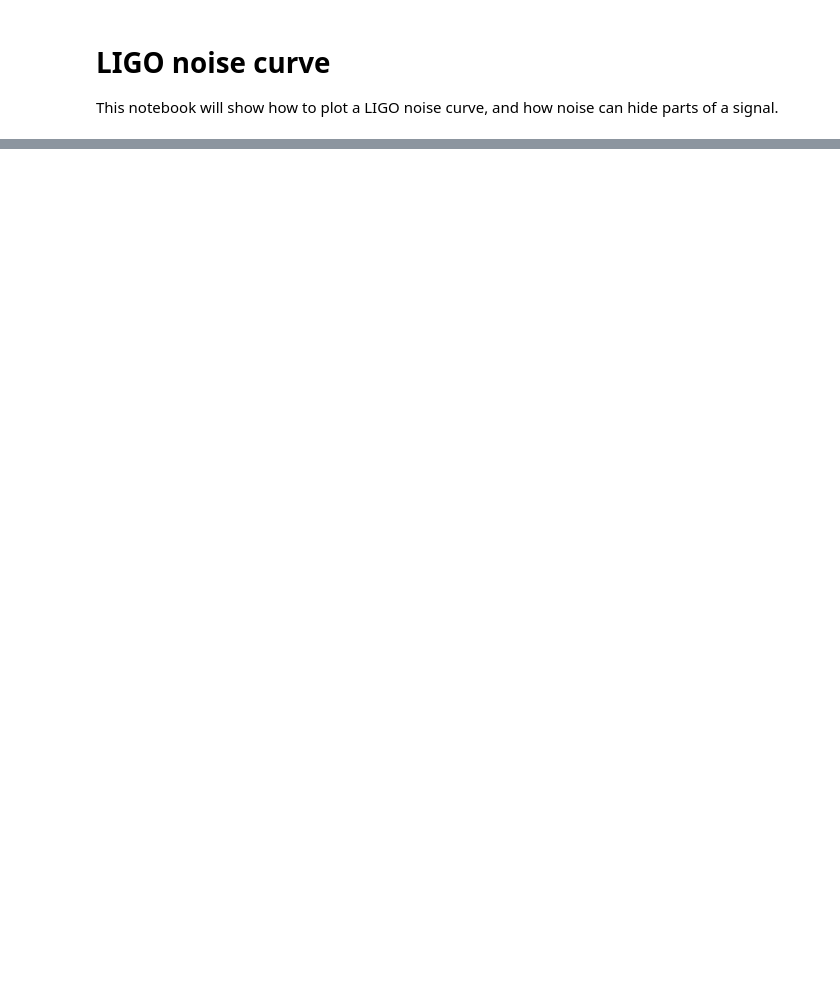
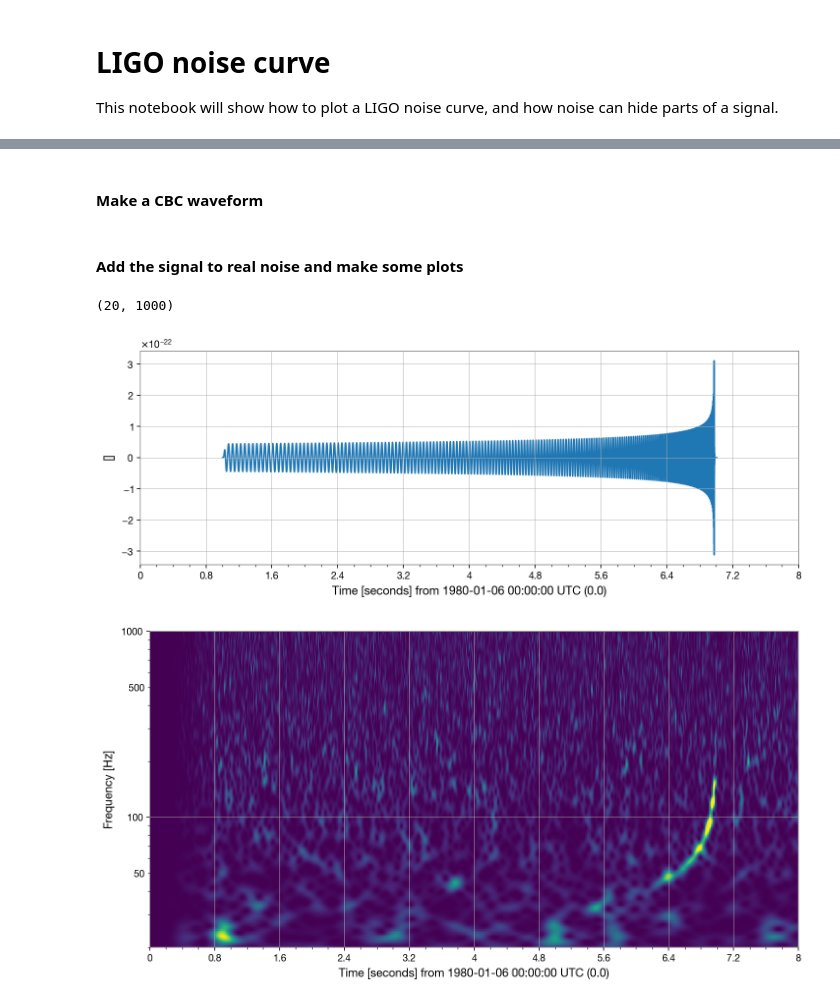
Before and after one commit to jkanner/gw-intro, a Jupyter notebook: intro-5-noise.ipynb, the cells around one changed output, grey strips where cells are left out. Saved outputs shown, nothing was run; the diff lists cells and outputs as text; code cells hidden in the pictures; blank space fills up the shorter version.

```diff
--- a/intro-5-noise.ipynb
+++ b/intro-5-noise.ipynb
@@ -45,0 +74,32 @@ plt.ylim(1e-24, 1e-20)
+# %% [markdown]
+#### Make a  CBC waveform
+# %%
+fs = 4096
+apx = 'SEOBNRv2'
+hp, hc = get_td_waveform(approximant=apx,
+                                 mass1=10,
+                                 mass2=10,
+                                 delta_t=1.0/fs,
+                                 distance = 700,
+                                 f_lower=20)
+
+# -- Load the signal into a gwpy TimeSeries object
+cbc = TimeSeries(hp, dt=1/fs, t0 = 1).taper()
+# %% [markdown]
+#### Add the signal to real noise and make some plots
+# %%
+# -- Inject signal into real noise
+strain.t0 = 0
+data2 = strain.inject(cbc)
+
+cbc.plot(xlim=(0,8))
+
+plot = data2.q_transform(outseg=(0,8), qrange=(10,30)).plot(vmax=25, vmin=0)
+ax = plot.gca()
+ax.set_xscale('seconds')
+ax.set_yscale('log')
+ax.set_ylim(20, 1000)
+# %% [output]
+(20, 1000)
+[figure, added]
+[figure, added]
```
Also changed, not shown: parts of 11 cells of this notebook.
